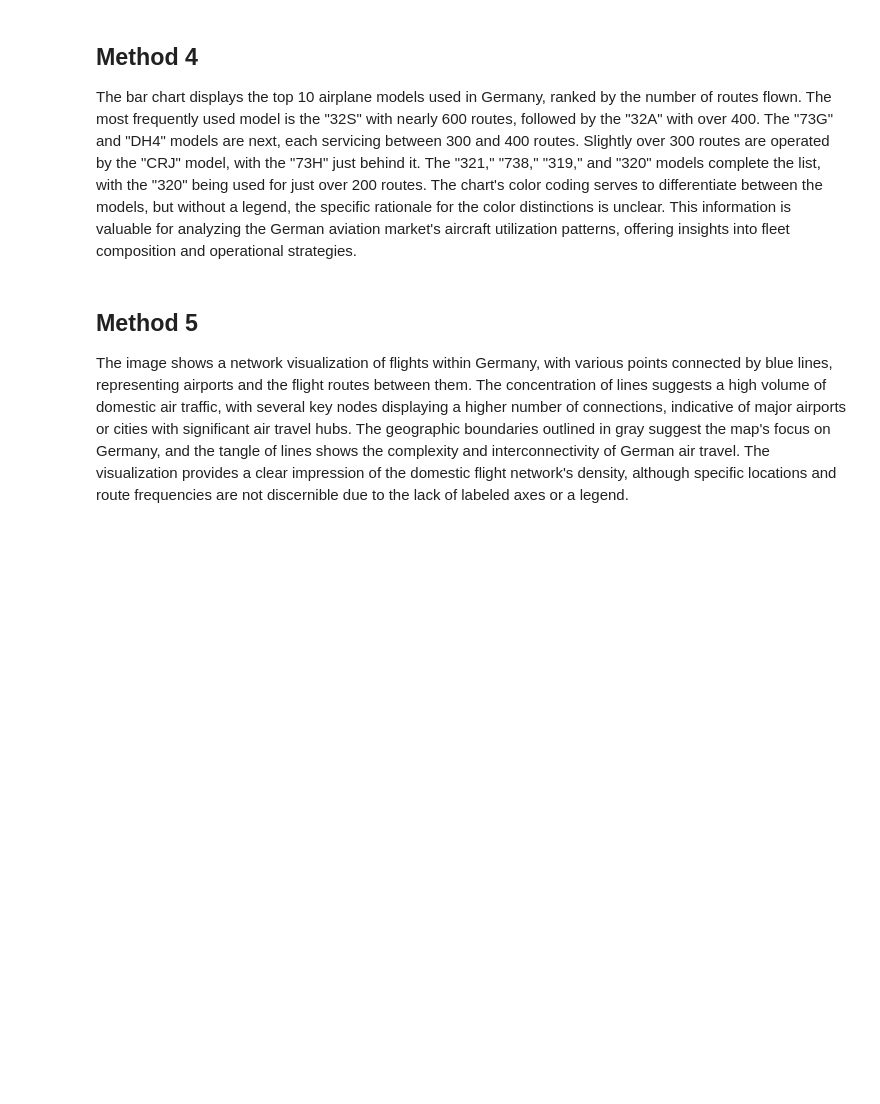
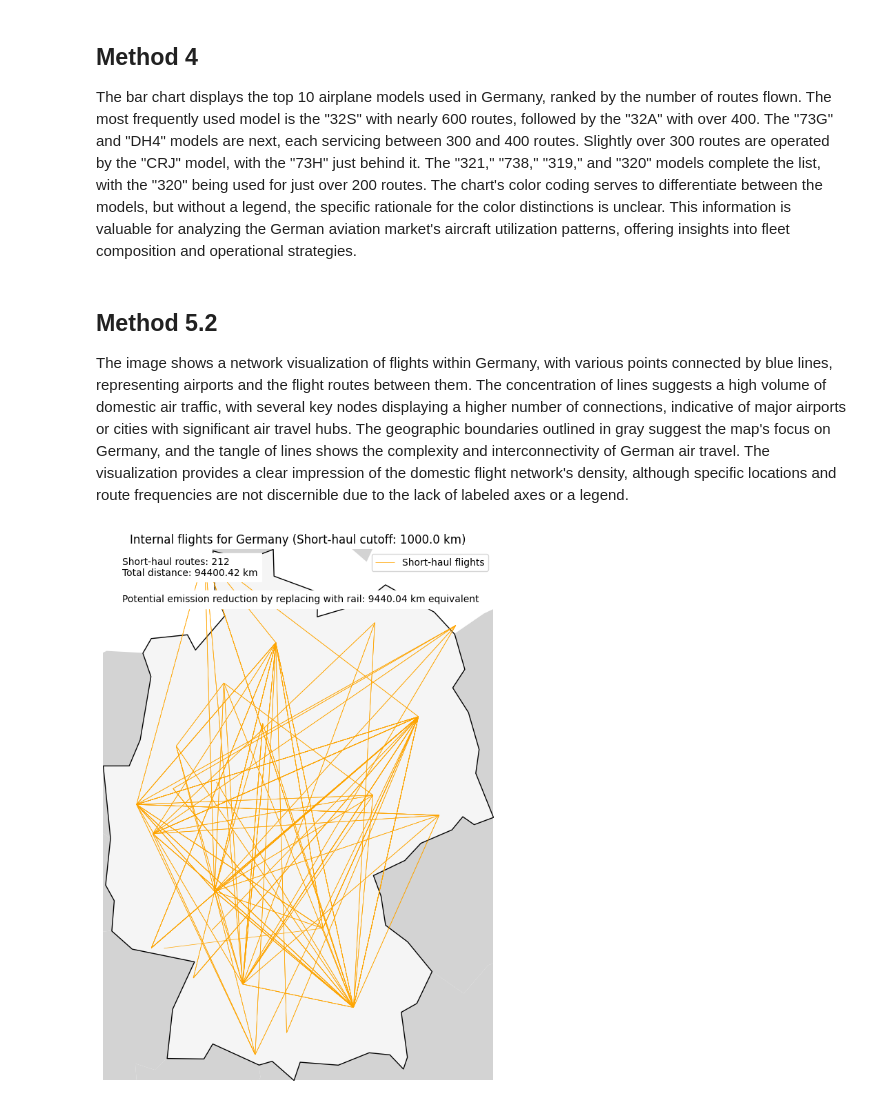
Before and after one commit to JustinSms/Group_15, a Jupyter notebook: main_directory/showcase.ipynb, the cells around one changed output. Saved outputs shown, nothing was run; the diff lists cells and outputs as text; code cells hidden in the pictures; blank space fills up the shorter version.

Commit message:
Fixed method3 and adjusted method5_2

```diff
--- a/main_directory/showcase.ipynb
+++ b/main_directory/showcase.ipynb
@@ -61,13 +61,15 @@ The bar chart displays the top 10 airplane models used in Germany, ranked by the
 N = 10
 FA.method4(N=N, country_input = "Germany")
 # %% [markdown]
-## Method 5
+## Method 5.2
 
 The image shows a network visualization of flights within Germany, with various points connected by blue lines, representing airports and the flight routes between them. The concentration of lines suggests a high volume of domestic air traffic, with several key nodes displaying a higher number of connections, indicative of major airports or cities with significant air travel hubs. The geographic boundaries outlined in gray suggest the map's focus on Germany, and the tangle of lines shows the complexity and interconnectivity of German air travel. The visualization provides a clear impression of the domestic flight network's density, although specific locations and route frequencies are not discernible due to the lack of labeled axes or a legend.
 # %%
 # Show all domestic flights for Germany
 
-FA.method5(country_name="Germany", internal=True)
+FA.method5_2(country_name="Germany", internal=True)
+# %% [output]
+[figure, added]
 # %%
 # Show all international flights for Germany
 
```
Also changed, not shown: parts of 3 cells of this notebook, 1 other file.
